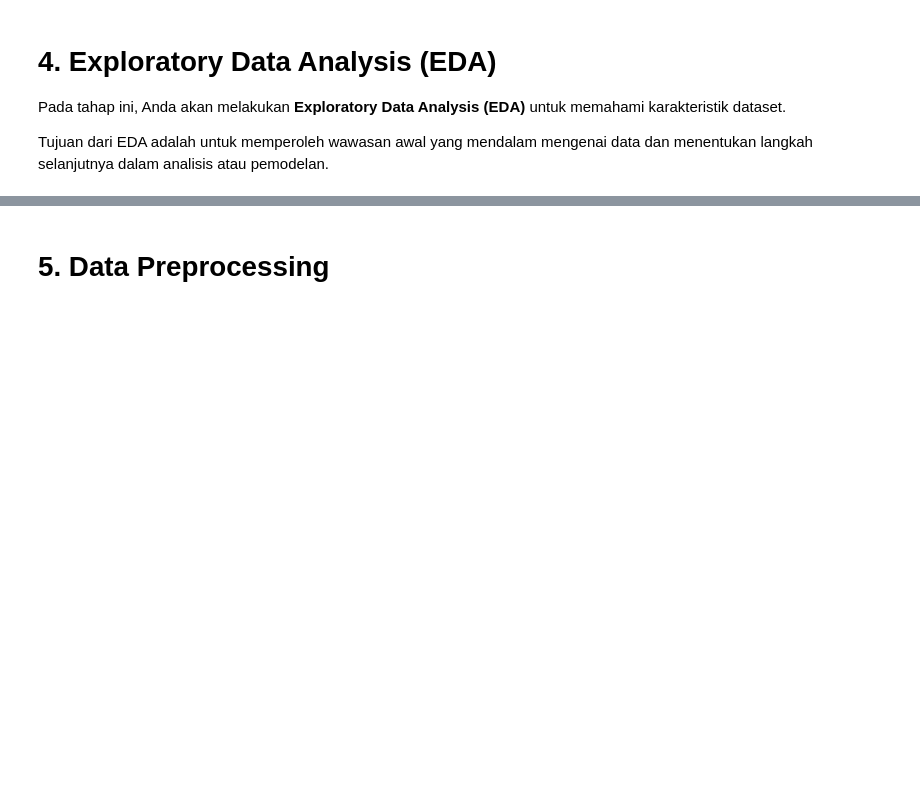
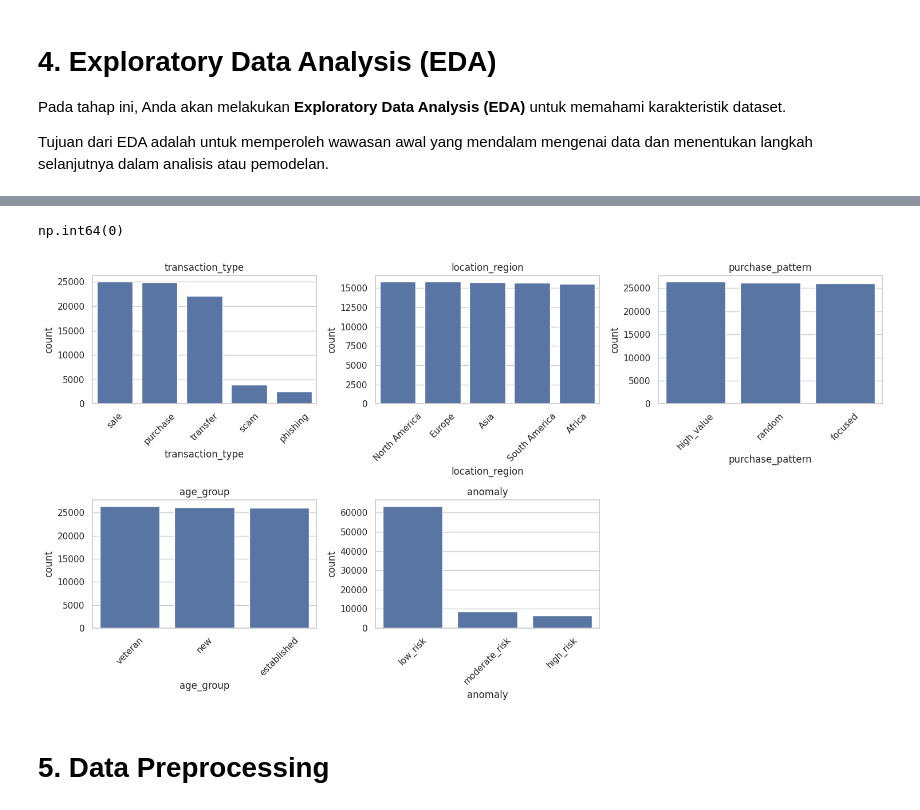
Before and after one commit to difafisa/Membangun-Sistem-Machine-Learning, a Jupyter notebook: preprocessing/Eksperimen_MSML.ipynb, the cells around one changed output, grey strips where cells are left out. Cells and saved outputs as stored; diff of their text form; code cells hidden in the pictures; blank space fills up the shorter version.

```diff
--- a/preprocessing/Eksperimen_MSML.ipynb
+++ b/preprocessing/Eksperimen_MSML.ipynb
@@ -53,0 +28,3 @@ Streaming output truncated to the last 5000 lines.
+# %%
+data = pd.read_csv('/content/metaverse_transactions_dataset.csv')
+data.head()
@@ -143,13 +43,0 @@ Rata-rata ukuran gambar: 640x480
-# %%
-bbox_sizes = []
-for lf in label_path:
-    with open(lf) as f:
-        for line in f:
-            _, _, _, bw, bh = map(float, line.split())
-            bbox_sizes.append(bw * bh)
-
-plt.hist(bbox_sizes, bins=20)
-plt.title('Distribusi ukuran bounding box (relatif ke ukuran gambar)')
-plt.xlabel('Proporsi luas bbox')
-plt.ylabel('Jumlah objek')
-plt.show()
@@ -158,3 +103,45 @@ plt.show()
+# %%
+data.duplicated().sum()
+# %% [output]
+np.int64(0)
+# %%
+cat_cols = ["transaction_type", "location_region", "purchase_pattern", "age_group", "anomaly"]
+
+
+# Set plotting style
+sns.set(style="whitegrid")
+
+# Determine grid size
+n_cols = 3  # number of columns in the grid
+n_rows = (len(cat_cols) + n_cols - 1) // n_cols  # automatically calculate rows
+
+fig, axes = plt.subplots(n_rows, n_cols, figsize=(n_cols * 5, n_rows * 4))
+axes = axes.flatten()  # flatten in case of multiple rows
+
+# Plot each categorical column
+for i, col in enumerate(cat_cols):
+    # Limit to top 20 categories
+    top_categories = data[col].value_counts().nlargest(20).index
+
+    sns.countplot(
+        x=col,
+        data=data[data[col].isin(top_categories)],
+        order=top_categories,
+        ax=axes[i]
+    )
+
+    axes[i].set_title(f'{col}')
+    axes[i].tick_params(axis='x', rotation=45)
+
+
+# Remove any unused subplots
+for j in range(i + 1, len(axes)):
+    fig.delaxes(axes[j])
+
+plt.tight_layout()
+plt.show()
+# %% [output]
+[figure, added]
 # %% [markdown]
 # **5. Data Preprocessing**
 # %% [markdown]
```
Also changed, not shown: parts of 19 cells of this notebook, 8 other files.
